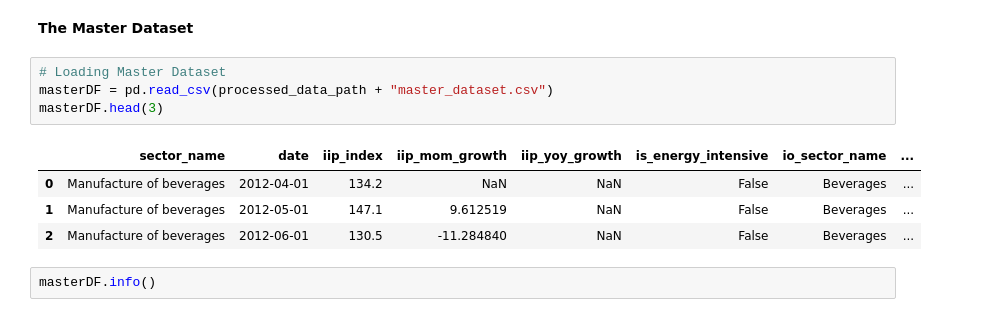
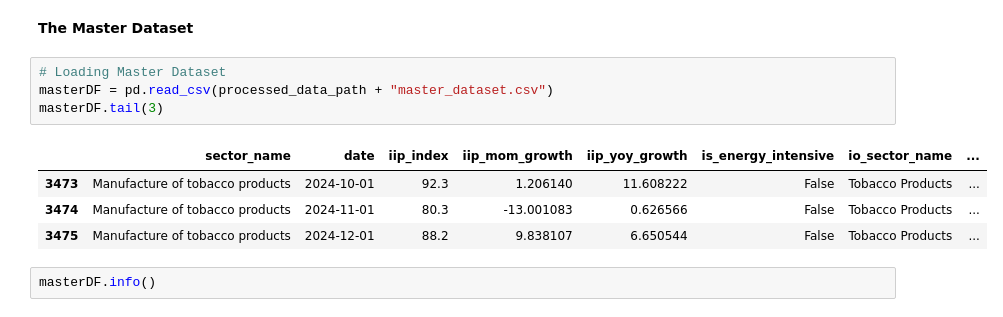
Before and after one commit to aaronmat1905/global-trade-shocks-analysis, a Jupyter notebook: notebooks/s2_causal_analysis.ipynb, the cells around one changed output. Saved outputs shown, nothing was run; the diff lists cells and outputs as text.

```diff
--- a/notebooks/s2_causal_analysis.ipynb
+++ b/notebooks/s2_causal_analysis.ipynb
@@ -39,12 +43,12 @@ Output Directories Intiated
 # %%
 # Loading Master Dataset
 masterDF = pd.read_csv(processed_data_path + "master_dataset.csv")
-masterDF.head(3)
+masterDF.tail(3)
 # %% [output]
 |  | sector_name | date | iip_index | iip_mom_growth | iip_yoy_growth | is_energy_intensive | io_sector_name | ... |
-| 0 | Manufacture of beverages | 2012-04-01 | 134.2 | NaN | NaN | False | Beverages | ... |
-| 1 | Manufacture of beverages | 2012-05-01 | 147.1 | 9.612519 | NaN | False | Beverages | ... |
-| 2 | Manufacture of beverages | 2012-06-01 | 130.5 | -11.284840 | NaN | False | Beverages | ... |
+| 3473 | Manufacture of tobacco products | 2024-10-01 | 92.3 | 1.206140 | 11.608222 | False | Tobacco Products | ... |
+| 3474 | Manufacture of tobacco products | 2024-11-01 | 80.3 | -13.001083 | 0.626566 | False | Tobacco Products | ... |
+| 3475 | Manufacture of tobacco products | 2024-12-01 | 88.2 | 9.838107 | 6.650544 | False | Tobacco Products | ... |
 # %%
 masterDF.info()
 # %% [output]
```
Also changed, not shown: parts of 67 cells of this notebook, 22 other files.
